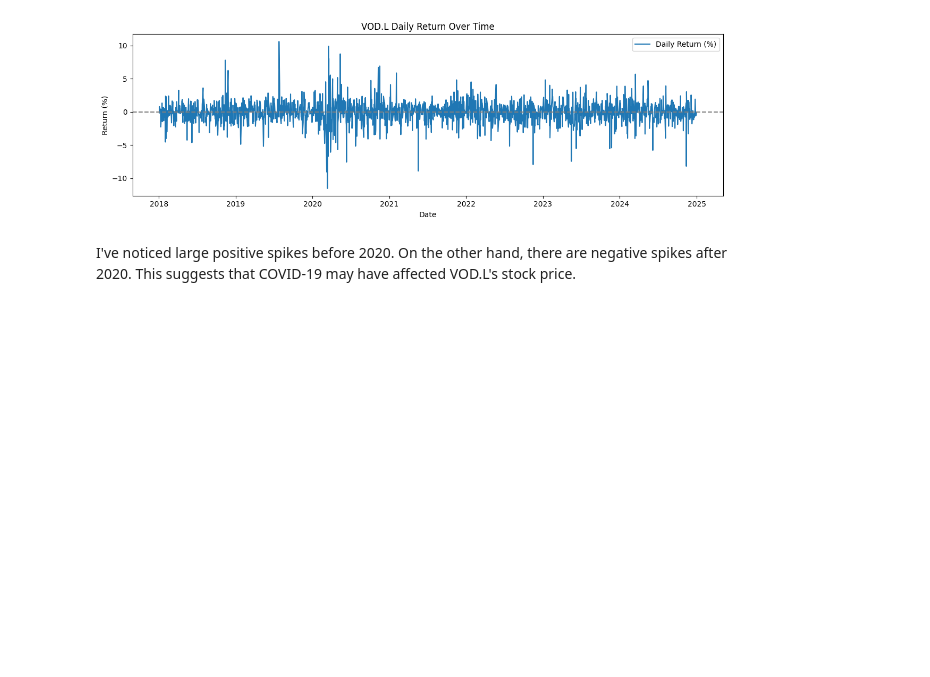
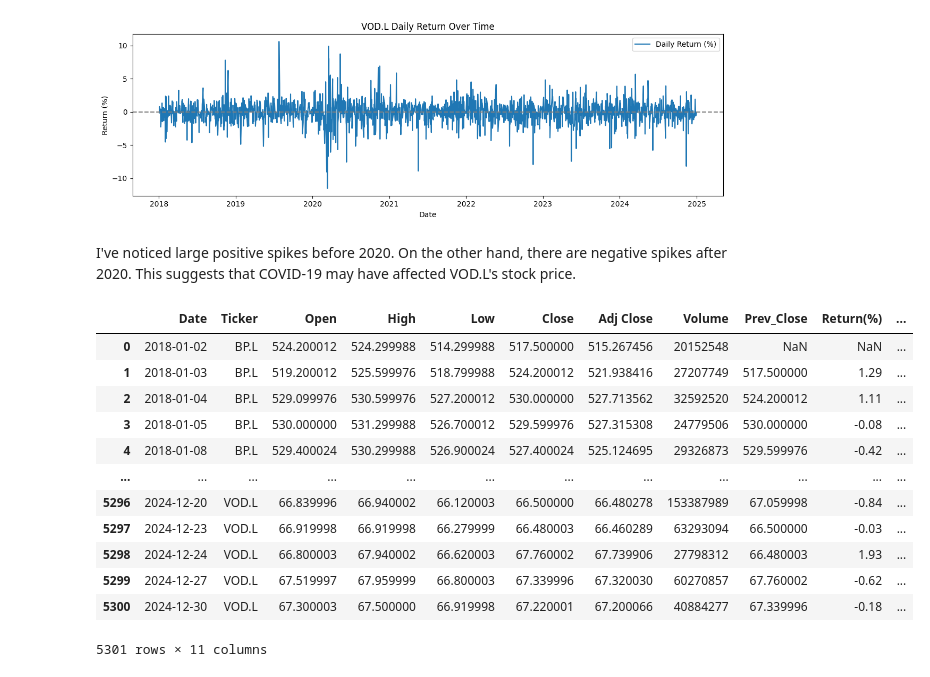
Before and after one commit to Shun3711/stock-trend-etl-spark, a Jupyter notebook: spark_jobs/stock_price_analysis.ipynb, the cells around one changed output. Cells and saved outputs as stored; diff of their text form; code cells hidden in the pictures; blank space fills up the shorter version.

```diff
--- a/spark_jobs/stock_price_analysis.ipynb
+++ b/spark_jobs/stock_price_analysis.ipynb
@@ -125,3 +125,20 @@ plt.show()
 [figure]
 # %% [markdown]
 I've noticed large positive spikes before 2020. On the other hand, there are negative spikes after 2020. This suggests that COVID-19 may have affected VOD.L's stock price.
+# %%
+df_pd['Normalized_Close'] = df_pd.groupby('Ticker')['Close'].transform(lambda x: x)
+df_pd
+# %% [output]
+|  | Date | Ticker | Open | High | Low | Close | Adj Close | Volume | Prev_Close | Return(%) | ... |
+| 0 | 2018-01-02 | BP.L | 524.200012 | 524.299988 | 514.299988 | 517.500000 | 515.267456 | 20152548 | NaN | NaN | ... |
+| 1 | 2018-01-03 | BP.L | 519.200012 | 525.599976 | 518.799988 | 524.200012 | 521.938416 | 27207749 | 517.500000 | 1.29 | ... |
+| 2 | 2018-01-04 | BP.L | 529.099976 | 530.599976 | 527.200012 | 530.000000 | 527.713562 | 32592520 | 524.200012 | 1.11 | ... |
+| 3 | 2018-01-05 | BP.L | 530.000000 | 531.299988 | 526.700012 | 529.599976 | 527.315308 | 24779506 | 530.000000 | -0.08 | ... |
+| 4 | 2018-01-08 | BP.L | 529.400024 | 530.299988 | 526.900024 | 527.400024 | 525.124695 | 29326873 | 529.599976 | -0.42 | ... |
+| ... | ... | ... | ... | ... | ... | ... | ... | ... | ... | ... | ... |
+| 5296 | 2024-12-20 | VOD.L | 66.839996 | 66.940002 | 66.120003 | 66.500000 | 66.480278 | 153387989 | 67.059998 | -0.84 | ... |
+| 5297 | 2024-12-23 | VOD.L | 66.919998 | 66.919998 | 66.279999 | 66.480003 | 66.460289 | 63293094 | 66.500000 | -0.03 | ... |
+| 5298 | 2024-12-24 | VOD.L | 66.800003 | 67.940002 | 66.620003 | 67.760002 | 67.739906 | 27798312 | 66.480003 | 1.93 | ... |
+| 5299 | 2024-12-27 | VOD.L | 67.519997 | 67.959999 | 66.800003 | 67.339996 | 67.320030 | 60270857 | 67.760002 | -0.62 | ... |
+| 5300 | 2024-12-30 | VOD.L | 67.300003 | 67.500000 | 66.919998 | 67.220001 | 67.200066 | 40884277 | 67.339996 | -0.18 | ... |
+5301 rows × 11 columns
```
Also changed, not shown: parts of 5 cells of this notebook.
